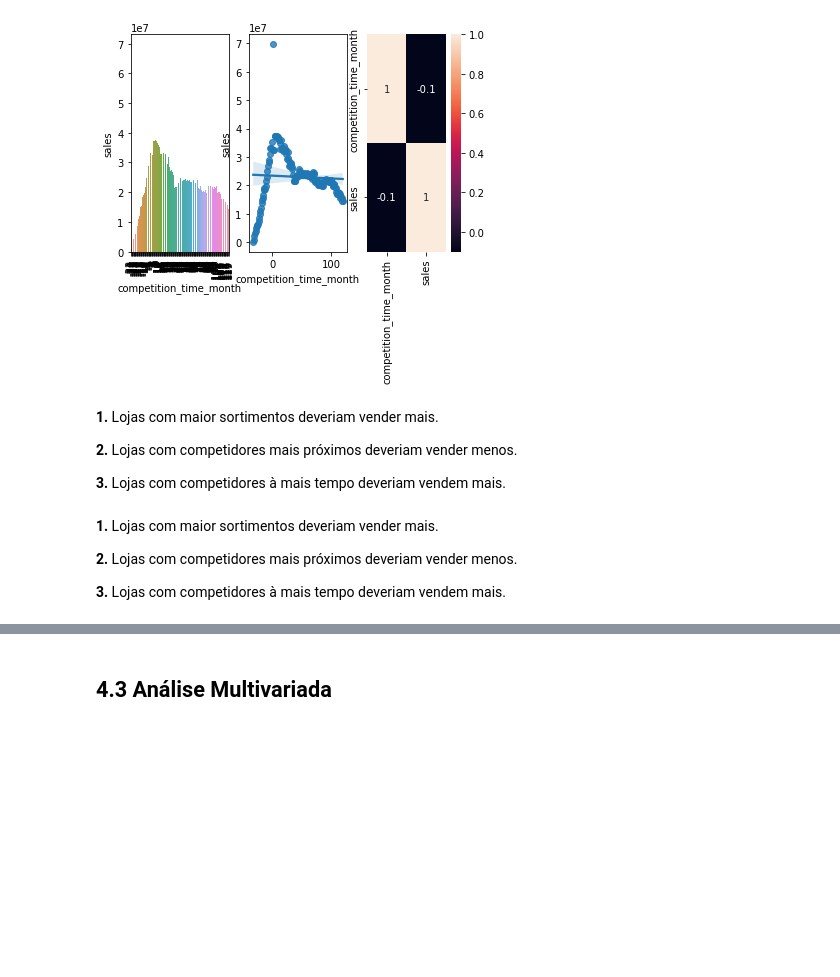
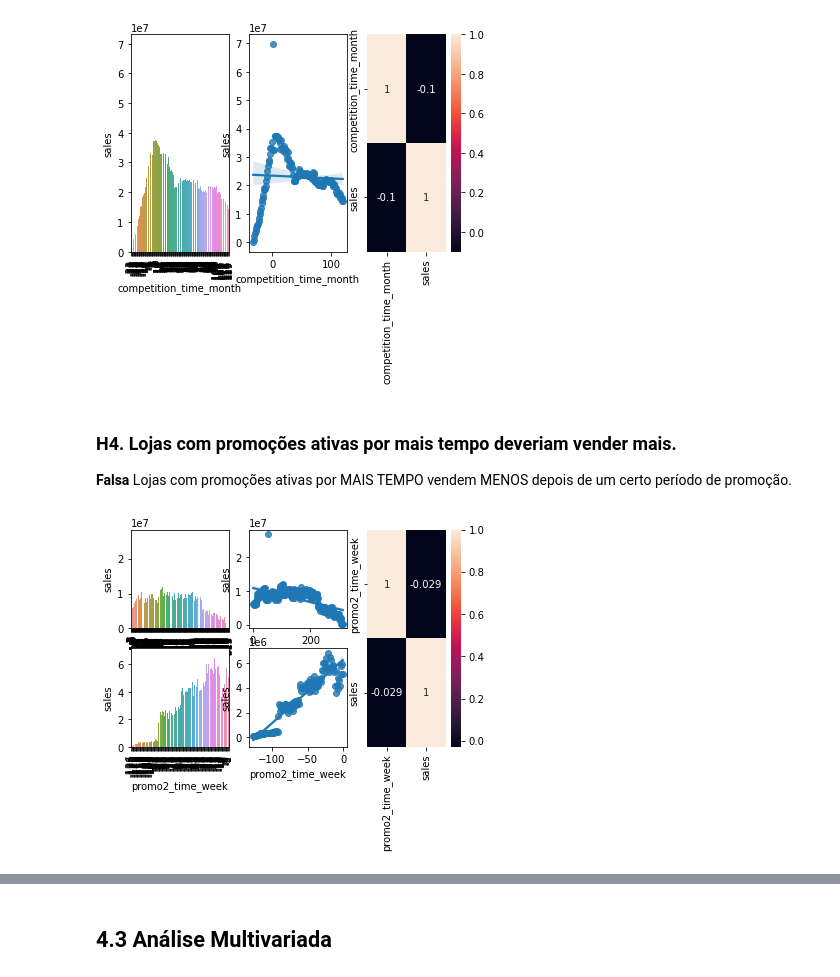
Before and after one commit to adeassisvieira/rossman-store-sales-project, a Jupyter notebook: store_sales_prediction_03.ipynb, the cells around one changed output, grey strips where cells are left out. Saved outputs shown, nothing was run; the diff lists cells and outputs as text; code cells hidden in the pictures; blank space fills up the shorter version.

```diff
--- a/store_sales_prediction_03.ipynb
+++ b/store_sales_prediction_03.ipynb
@@ -535,15 +536,31 @@ plt.subplot(1,3,3)
 sns.heatmap(aux1.corr(method= 'pearson'), annot= True);
 # %% [output]
 [figure]
-# %% [markdown]
-**1.** Lojas com maior sortimentos deveriam vender mais.
-
-**2.** Lojas com competidores mais próximos deveriam vender menos.
-
-**3.** Lojas com competidores à mais tempo deveriam vendem mais.
-# %% [markdown]
-**1.** Lojas com maior sortimentos deveriam vender mais.
-
-**2.** Lojas com competidores mais próximos deveriam vender menos.
-
-**3.** Lojas com competidores à mais tempo deveriam vendem mais.
+# %% [markdown]
+### **H4.** Lojas com promoções ativas por mais tempo deveriam vender mais.
+**Falsa** Lojas com promoções ativas por MAIS TEMPO vendem MENOS depois de um certo período de promoção.
+# %%
+aux1 = df4[['promo2_time_week', 'sales']].groupby('promo2_time_week').sum().reset_index()
+
+grid = gridspec.GridSpec(2,3)
+
+plt.subplot(grid[0,0])
+aux2 = aux1[aux1['promo2_time_week'] > 0] # promo extendido
+sns.barplot(x= 'promo2_time_week', y= 'sales', data= aux2);
+plt.xticks(rotation= 90);
+
+plt.subplot(grid[0,1])
+sns.regplot(x= 'promo2_time_week', y= 'sales', data= aux2);
+
+plt.subplot(grid[1,0])
+aux3 = aux1[aux1['promo2_time_week'] < 0] # promo regular
+sns.barplot(x= 'promo2_time_week', y= 'sales', data= aux3);
+plt.xticks(rotation= 90);
+
+plt.subplot(grid[1,1])
+sns.regplot(x= 'promo2_time_week', y= 'sales', data= aux3);
+
+plt.subplot(grid[:,2])
+sns.heatmap(aux1.corr(method= 'pearson'), annot= True);
+# %% [output]
+[figure, added]
```
Also changed, not shown: parts of 5 cells of this notebook.
